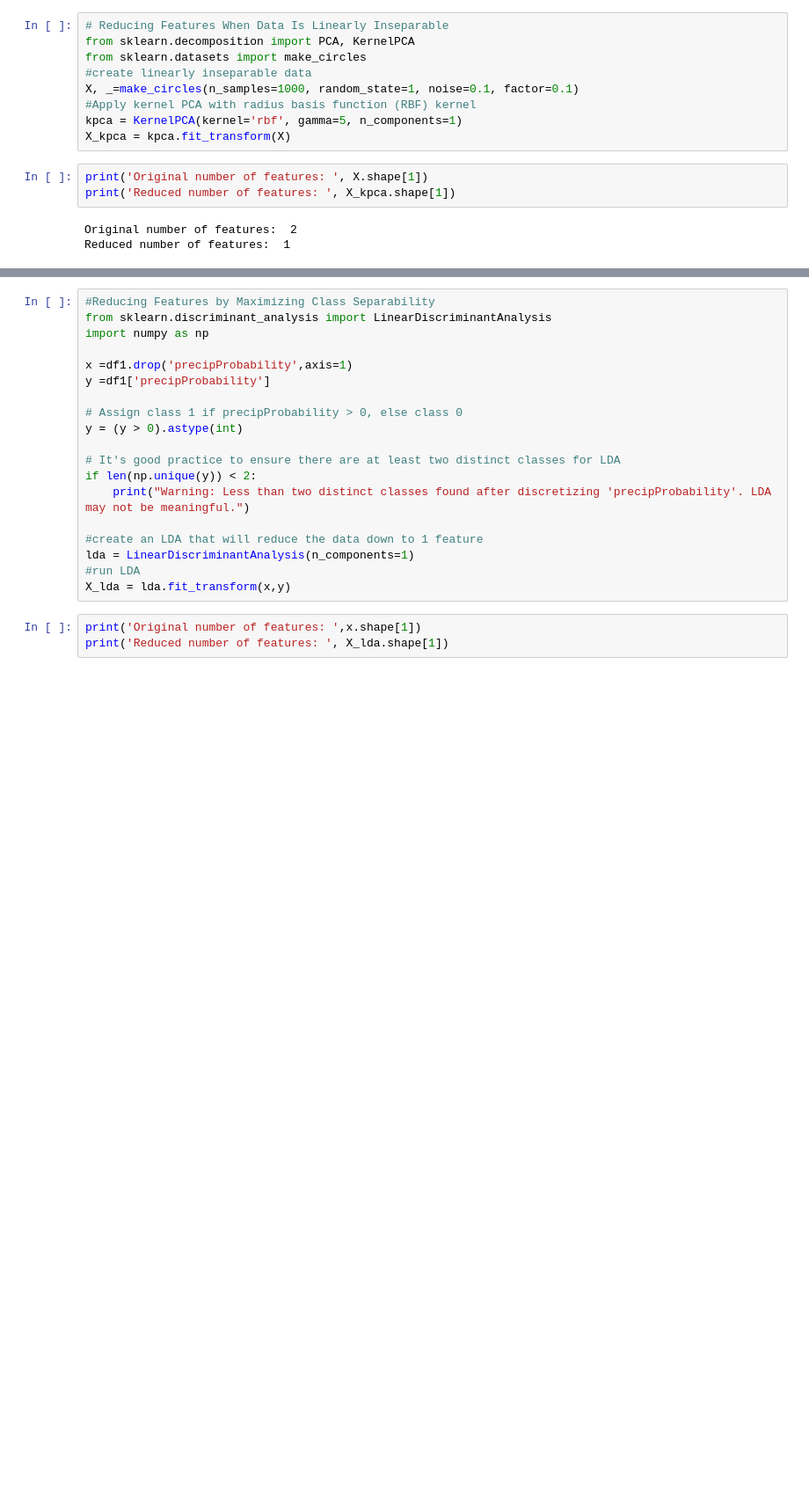
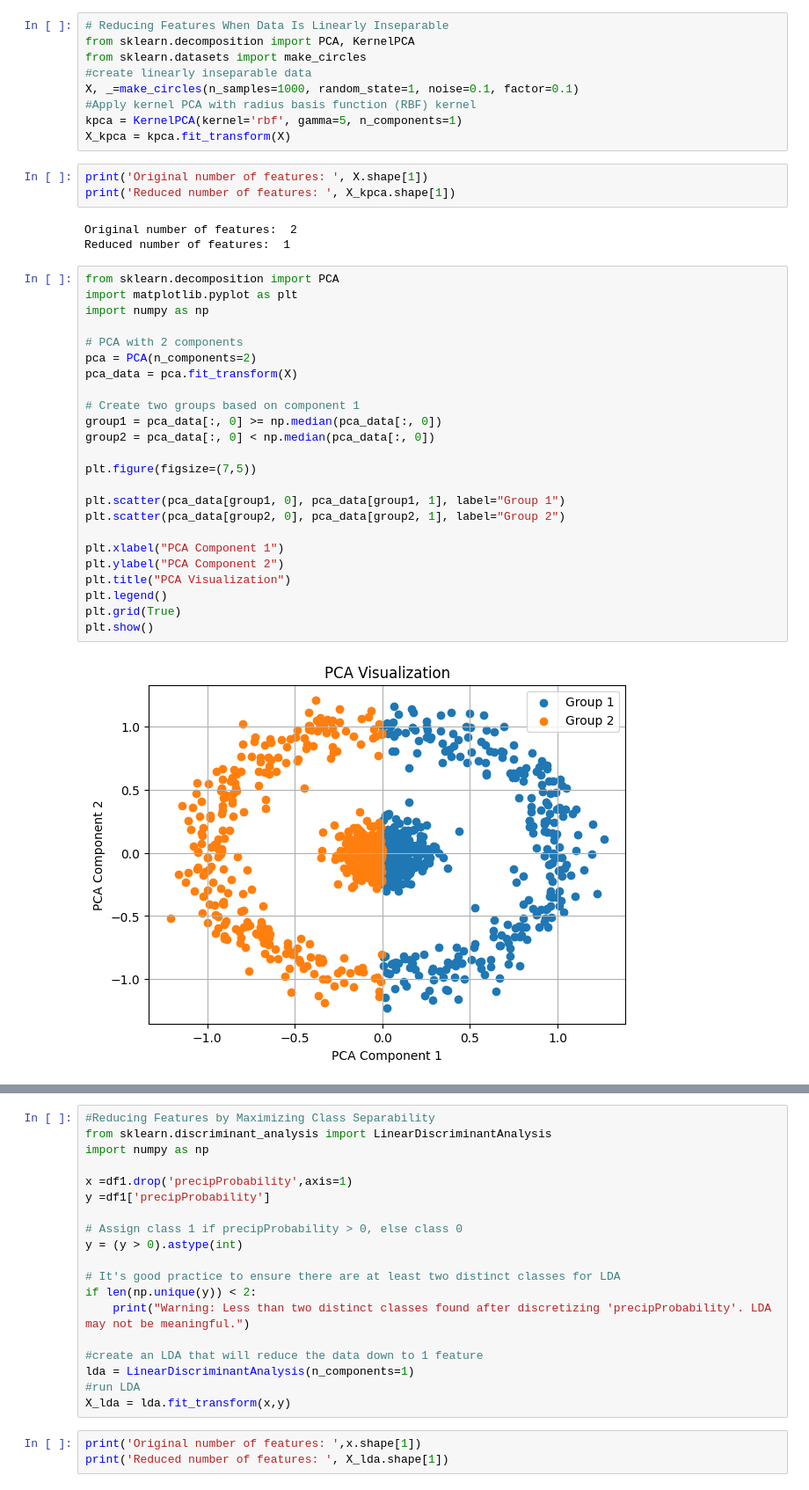
Before and after one commit to jyoti-kumbhar/Data-Science, a Jupyter notebook: prac9_PCA.ipynb, the cells around one changed output, grey strips where cells are left out. Shown: that part at 88% size. Drawn from its saved outputs; the diff is of its cells as text; blank space fills up the shorter version.

```diff
--- a/prac9_PCA.ipynb
+++ b/prac9_PCA.ipynb
@@ -99,3 +99,29 @@ print('Reduced number of features: ', X_kpca.shape[1])
 # %% [output]
 Original number of features:  2
 Reduced number of features:  1
+# %%
+from sklearn.decomposition import PCA
+import matplotlib.pyplot as plt
+import numpy as np
+
+# PCA with 2 components
+pca = PCA(n_components=2)
+pca_data = pca.fit_transform(X)
+
+# Create two groups based on component 1
+group1 = pca_data[:, 0] >= np.median(pca_data[:, 0])
+group2 = pca_data[:, 0] < np.median(pca_data[:, 0])
+
+plt.figure(figsize=(7,5))
+
+plt.scatter(pca_data[group1, 0], pca_data[group1, 1], label="Group 1")
+plt.scatter(pca_data[group2, 0], pca_data[group2, 1], label="Group 2")
+
+plt.xlabel("PCA Component 1")
+plt.ylabel("PCA Component 2")
+plt.title("PCA Visualization")
+plt.legend()
+plt.grid(True)
+plt.show()
+# %% [output]
+[figure, added]
```
Also changed, not shown: parts of 7 cells of this notebook.
